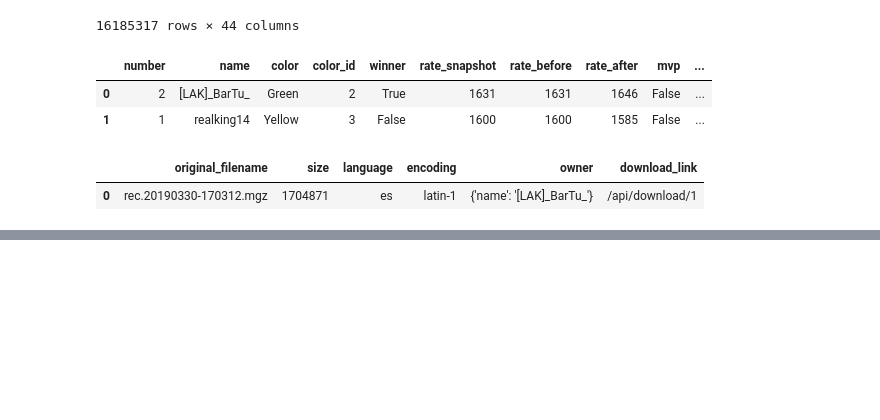
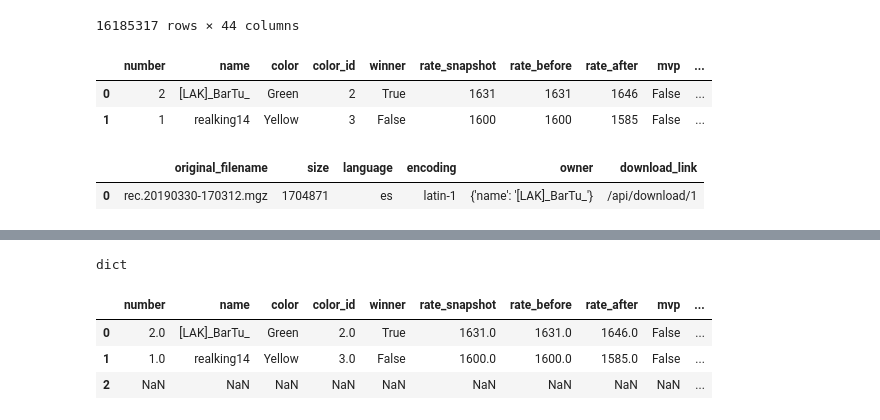
Before and after one commit to InspectorFowler/AgeofEmpires2_Voobly, a Jupyter notebook: src/Mining/Data_mining.ipynb, the cells around one changed output, grey strips where cells are left out. Drawn from its saved outputs; the diff is of its cells as text; code cells hidden in the pictures; blank space fills up the shorter version.

```diff
--- a/src/Mining/Data_mining.ipynb
+++ b/src/Mining/Data_mining.ipynb
@@ -89 +73,18 @@ mongodb_data
+# %%
+temp = mongodb_data[:100]
+# %%
+json_temp = json.loads(temp.players[0])
+# %%
+type(json_temp[0])
+# %% [output]
+dict
+# %%
+json_temp.append({'_id' : 'temp_id'})
+# %%
+pd.json_normalize(json_temp)
+# %% [output]
+|  | number | name | color | color_id | winner | rate_snapshot | rate_before | rate_after | mvp | ... |
+| 0 | 2.0 | [LAK]_BarTu_ | Green | 2.0 | True | 1631.0 | 1631.0 | 1646.0 | False | ... |
+| 1 | 1.0 | realking14 | Yellow | 3.0 | False | 1600.0 | 1600.0 | 1585.0 | False | ... |
+| 2 | NaN | NaN | NaN | NaN | NaN | NaN | NaN | NaN | NaN | ... |
 # %%
```
Also changed, not shown: parts of 5 cells of this notebook.
